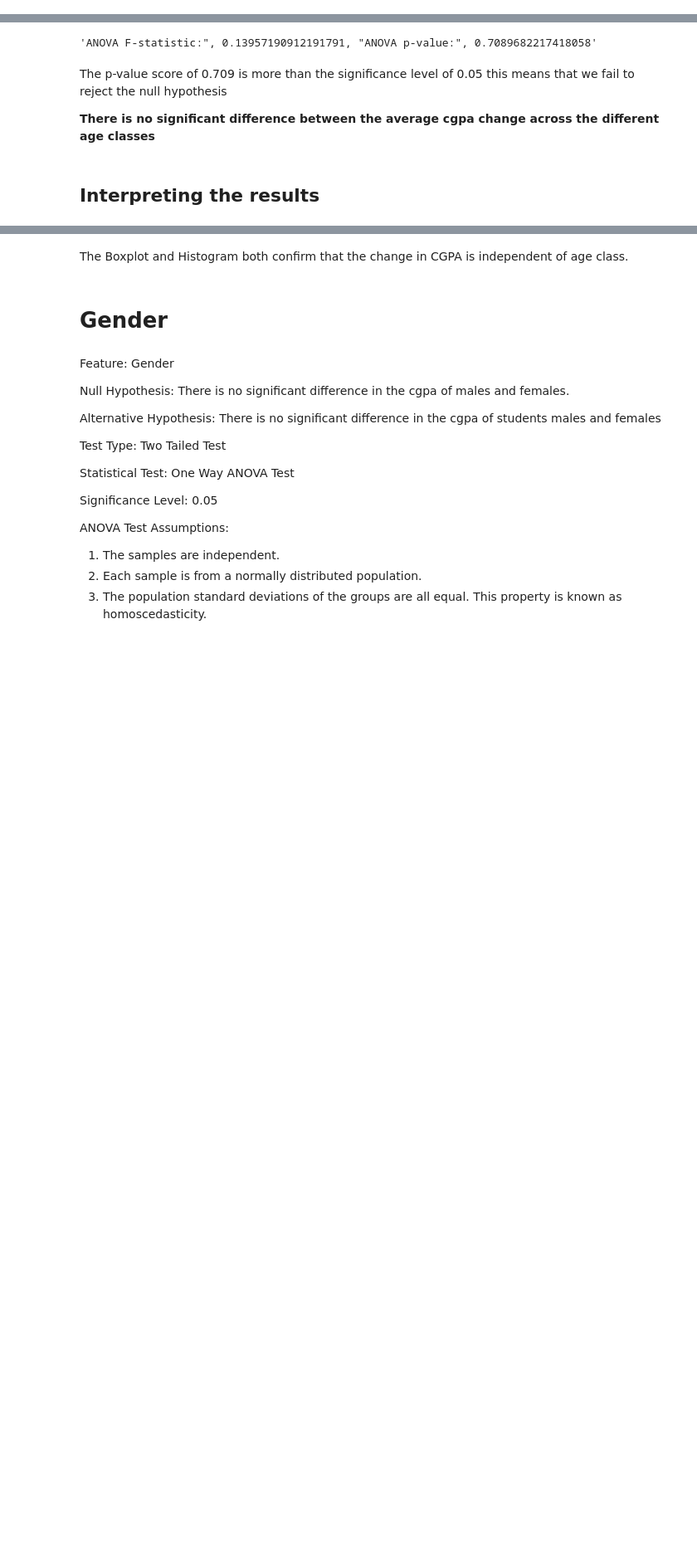
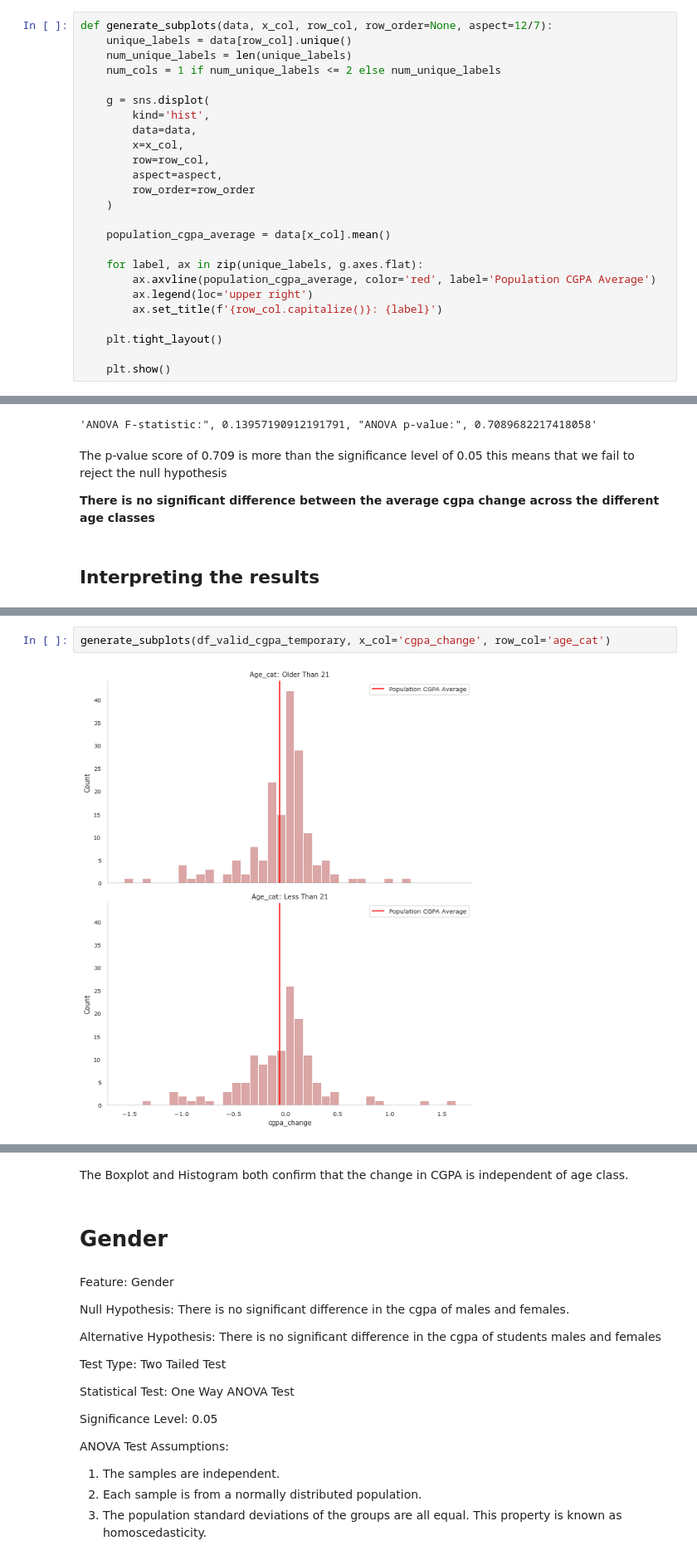
Before and after one commit to socratesjnr/asuu-strike-project, a Jupyter notebook: project-analysis/analysis/stat_analysis.ipynb, the cells around one changed output, grey strips where cells are left out. Shown at 83% size. Saved outputs shown, nothing was run; the diff lists cells and outputs as text; blank space fills up the shorter version.

```diff
--- a/project-analysis/analysis/stat_analysis.ipynb
+++ b/project-analysis/analysis/stat_analysis.ipynb
@@ -201,4 +203,29 @@ def perform_pairwise_dunn(df, target, feature,p_adjust='bonferroni'):
         p_adjust=p_adjust
     )
     print(dunn_result)
+# %%
+def generate_subplots(data, x_col, row_col, row_order=None, aspect=12/7):
+    unique_labels = data[row_col].unique()
+    num_unique_labels = len(unique_labels)
+    num_cols = 1 if num_unique_labels <= 2 else num_unique_labels
+
+    g = sns.displot(
+        kind='hist',
+        data=data,
+        x=x_col,
+        row=row_col,
+        aspect=aspect,
+        row_order=row_order
+    )
+
+    population_cgpa_average = data[x_col].mean()
+
+    for label, ax in zip(unique_labels, g.axes.flat):
+        ax.axvline(population_cgpa_average, color='red', label='Population CGPA Average')
+        ax.legend(loc='upper right')
+        ax.set_title(f'{row_col.capitalize()}: {label}')
+
+    plt.tight_layout()
+
+    plt.show()
 # %% [markdown]
@@ -466,4 +527,8 @@ plt.legend(loc='upper right')
 plt.title('Boxplot of CGPA Change Split By Age Class');
 # %% [output]
 [figure]
+# %%
+generate_subplots(df_valid_cgpa_temporary, x_col='cgpa_change', row_col='age_cat')
+# %% [output]
+[figure, added]
 # %%
```
Also changed, not shown: parts of 84 cells of this notebook.
